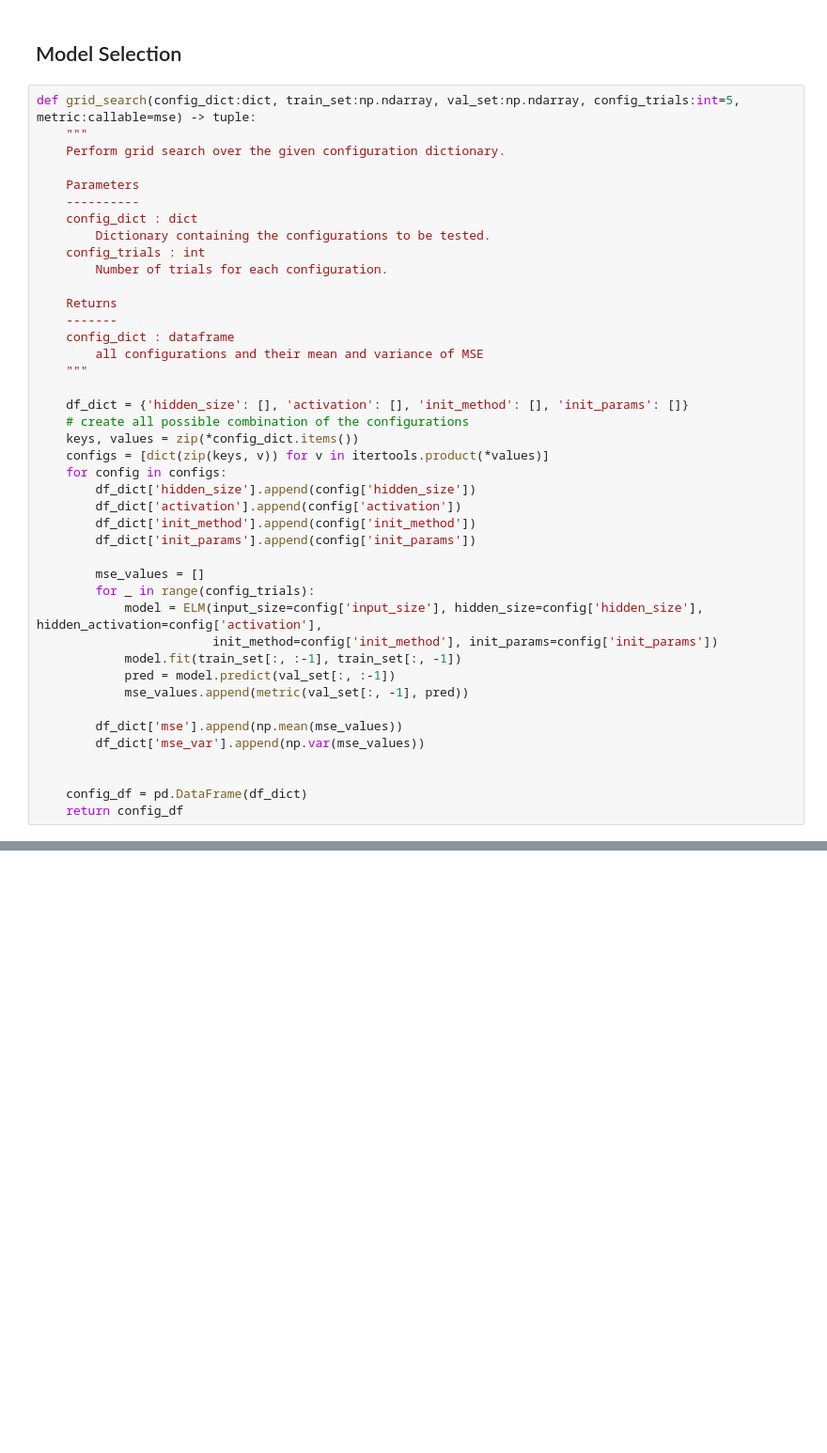
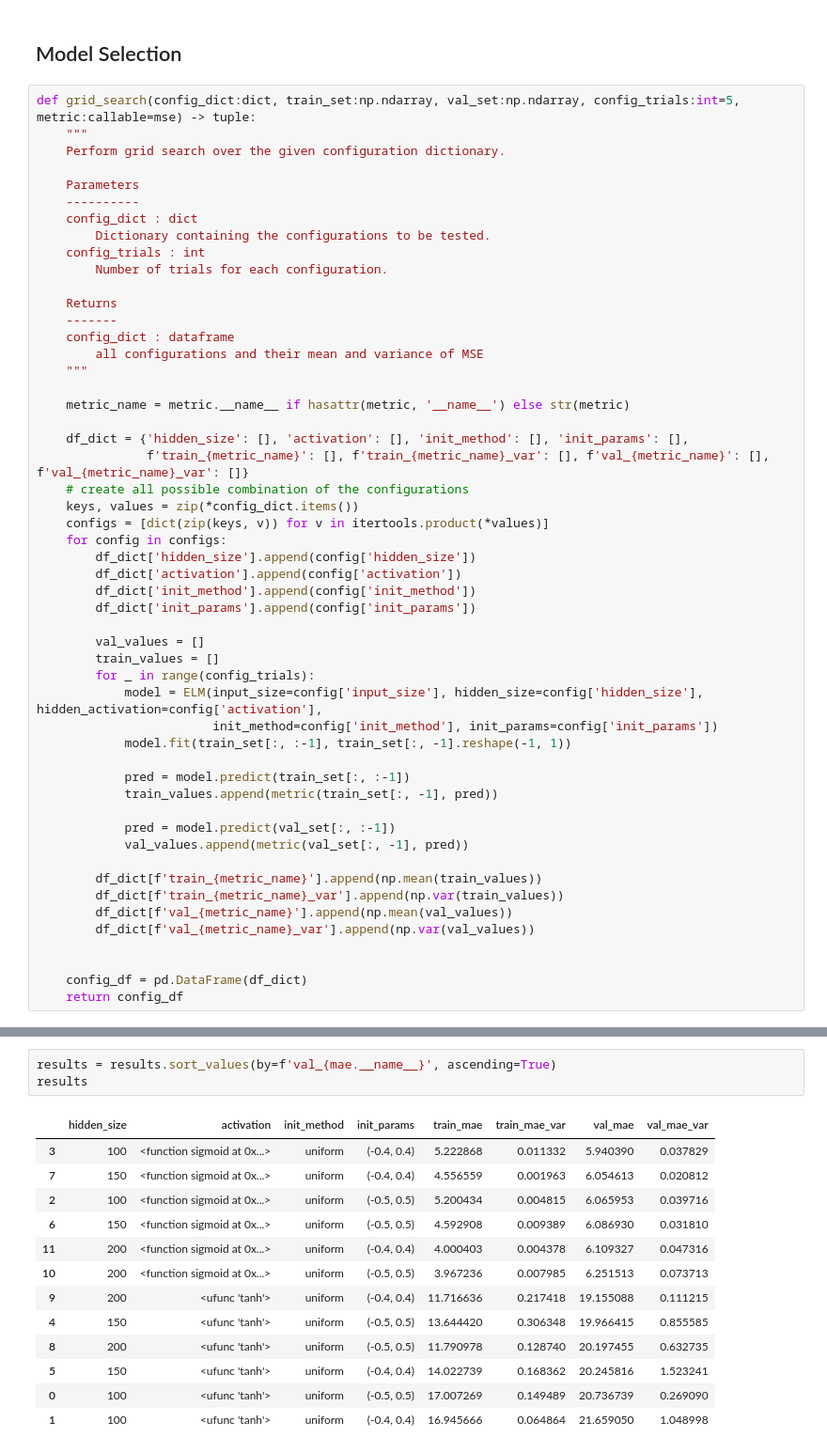
Before and after one commit to JacopoRaffi/CM_Project, a Jupyter notebook: analysis/elm_example.ipynb, the cells around one changed output, grey strips where cells are left out. Shown at 94% size. Drawn from its saved outputs; the diff is of its cells as text; blank space fills up the shorter version.

```diff
--- a/analysis/elm_example.ipynb
+++ b/analysis/elm_example.ipynb
@@ -63,7 +74,10 @@ def grid_search(config_dict:dict, train_set:np.ndarray, val_set:np.ndarray, conf
         all configurations and their mean and variance of MSE
     """
 
-    df_dict = {'hidden_size': [], 'activation': [], 'init_method': [], 'init_params': []}
+    metric_name = metric.__name__ if hasattr(metric, '__name__') else str(metric)
+
+    df_dict = {'hidden_size': [], 'activation': [], 'init_method': [], 'init_params': [],
+               f'train_{metric_name}': [], f'train_{metric_name}_var': [], f'val_{metric_name}': [], f'val_{metric_name}_var': []}
     # create all possible combination of the configurations
     keys, values = zip(*config_dict.items())
     configs = [dict(zip(keys, v)) for v in itertools.product(*values)]
@@ -73,16 +87,23 @@ def grid_search(config_dict:dict, train_set:np.ndarray, val_set:np.ndarray, conf
         df_dict['init_method'].append(config['init_method'])
         df_dict['init_params'].append(config['init_params'])
 
-        mse_values = []
+        val_values = []
+        train_values = []
         for _ in range(config_trials):
             model = ELM(input_size=config['input_size'], hidden_size=config['hidden_size'], hidden_activation=config['activation'],
                         init_method=config['init_method'], init_params=config['init_params'])
-            model.fit(train_set[:, :-1], train_set[:, -1])
+            model.fit(train_set[:, :-1], train_set[:, -1].reshape(-1, 1))
+
+            pred = model.predict(train_set[:, :-1])
+            train_values.append(metric(train_set[:, -1], pred))
+
             pred = model.predict(val_set[:, :-1])
-            mse_values.append(metric(val_set[:, -1], pred))
+            val_values.append(metric(val_set[:, -1], pred))
 
-        df_dict['mse'].append(np.mean(mse_values))
-        df_dict['mse_var'].append(np.var(mse_values))
+        df_dict[f'train_{metric_name}'].append(np.mean(train_values))
+        df_dict[f'train_{metric_name}_var'].append(np.var(train_values))
+        df_dict[f'val_{metric_name}'].append(np.mean(val_values))
+        df_dict[f'val_{metric_name}_var'].append(np.var(val_values))
 
 
     config_df = pd.DataFrame(df_dict)
@@ -90,3 +124,20 @@ def grid_search(config_dict:dict, train_set:np.ndarray, val_set:np.ndarray, conf
+# %%
+results = results.sort_values(by=f'val_{mae.__name__}', ascending=True)
+results
+# %% [output]
+|  | hidden_size | activation | init_method | init_params | train_mae | train_mae_var | val_mae | val_mae_var |
+| 3 | 100 | <function sigmoid at 0x...> | uniform | (-0.4, 0.4) | 5.222868 | 0.011332 | 5.940390 | 0.037829 |
+| 7 | 150 | <function sigmoid at 0x...> | uniform | (-0.4, 0.4) | 4.556559 | 0.001963 | 6.054613 | 0.020812 |
+| 2 | 100 | <function sigmoid at 0x...> | uniform | (-0.5, 0.5) | 5.200434 | 0.004815 | 6.065953 | 0.039716 |
+| 6 | 150 | <function sigmoid at 0x...> | uniform | (-0.5, 0.5) | 4.592908 | 0.009389 | 6.086930 | 0.031810 |
+| 11 | 200 | <function sigmoid at 0x...> | uniform | (-0.4, 0.4) | 4.000403 | 0.004378 | 6.109327 | 0.047316 |
+| 10 | 200 | <function sigmoid at 0x...> | uniform | (-0.5, 0.5) | 3.967236 | 0.007985 | 6.251513 | 0.073713 |
+| 9 | 200 | <ufunc 'tanh'> | uniform | (-0.4, 0.4) | 11.716636 | 0.217418 | 19.155088 | 0.111215 |
+| 4 | 150 | <ufunc 'tanh'> | uniform | (-0.5, 0.5) | 13.644420 | 0.306348 | 19.966415 | 0.855585 |
+| 8 | 200 | <ufunc 'tanh'> | uniform | (-0.5, 0.5) | 11.790978 | 0.128740 | 20.197455 | 0.632735 |
+| 5 | 150 | <ufunc 'tanh'> | uniform | (-0.4, 0.4) | 14.022739 | 0.168362 | 20.245816 | 1.523241 |
+| 0 | 100 | <ufunc 'tanh'> | uniform | (-0.5, 0.5) | 17.007269 | 0.149489 | 20.736739 | 0.269090 |
+| 1 | 100 | <ufunc 'tanh'> | uniform | (-0.4, 0.4) | 16.945666 | 0.064864 | 21.659050 | 1.048998 |
 # %%
 config_dict = {
     'input_size': [8],
```
Also changed, not shown: parts of 5 cells of this notebook, 1 other file.
